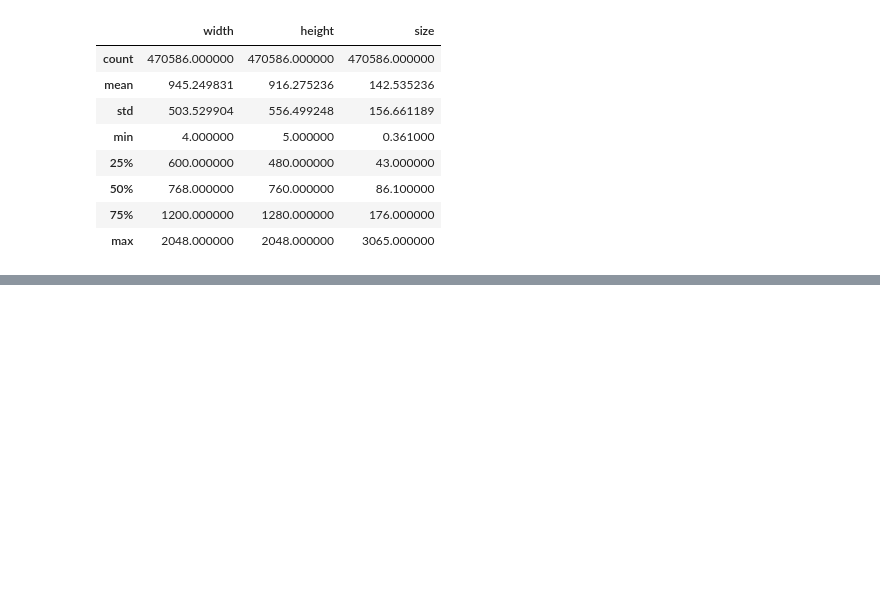
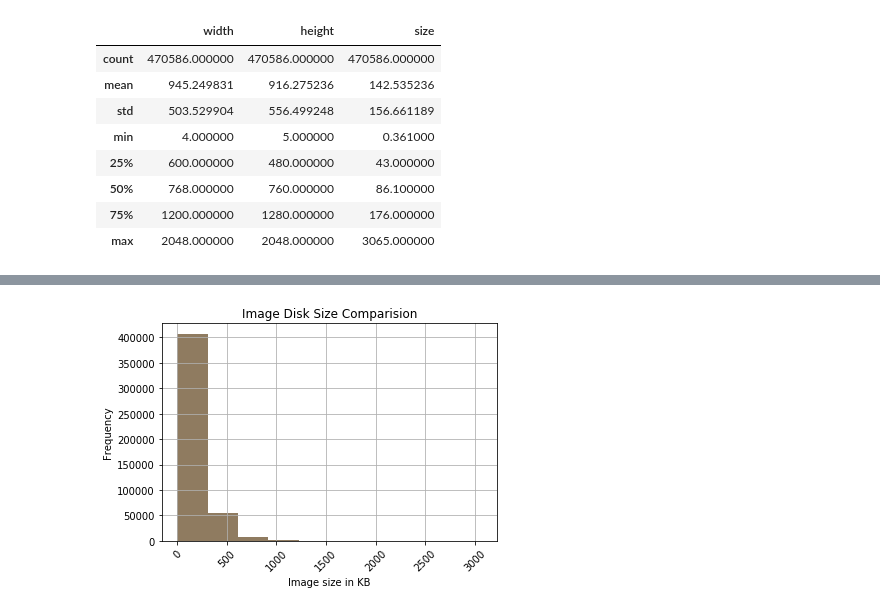
Before and after one commit to tutysara/mlnd-capstone-project, a Jupyter notebook: src/reports/report-image_statistics.ipynb, the cells around one changed output, grey strips where cells are left out. Cells and saved outputs as stored; diff of their text form; code cells hidden in the pictures; blank space fills up the shorter version.

```diff
--- a/src/reports/report-image_statistics.ipynb
+++ b/src/reports/report-image_statistics.ipynb
@@ -173,0 +181,13 @@ img_df['size'].plot(kind='hist')
+# %%
+img_df['size'].plot(kind='hist')
+
+plt.hist(img_df['size'], alpha=0.5)
+plt.xticks(rotation=45)
+plt.ylabel('Frequency')
+plt.xlabel('Image size in KB')
+plt.title('Image Disk Size Comparision')
+plt.grid(True)
+plt.savefig('../imgs/image_filesize_chart.png')
+plt.show()
+# %% [output]
+[figure, added]
```
Also changed, not shown: parts of 5 cells of this notebook, 1 other file.
